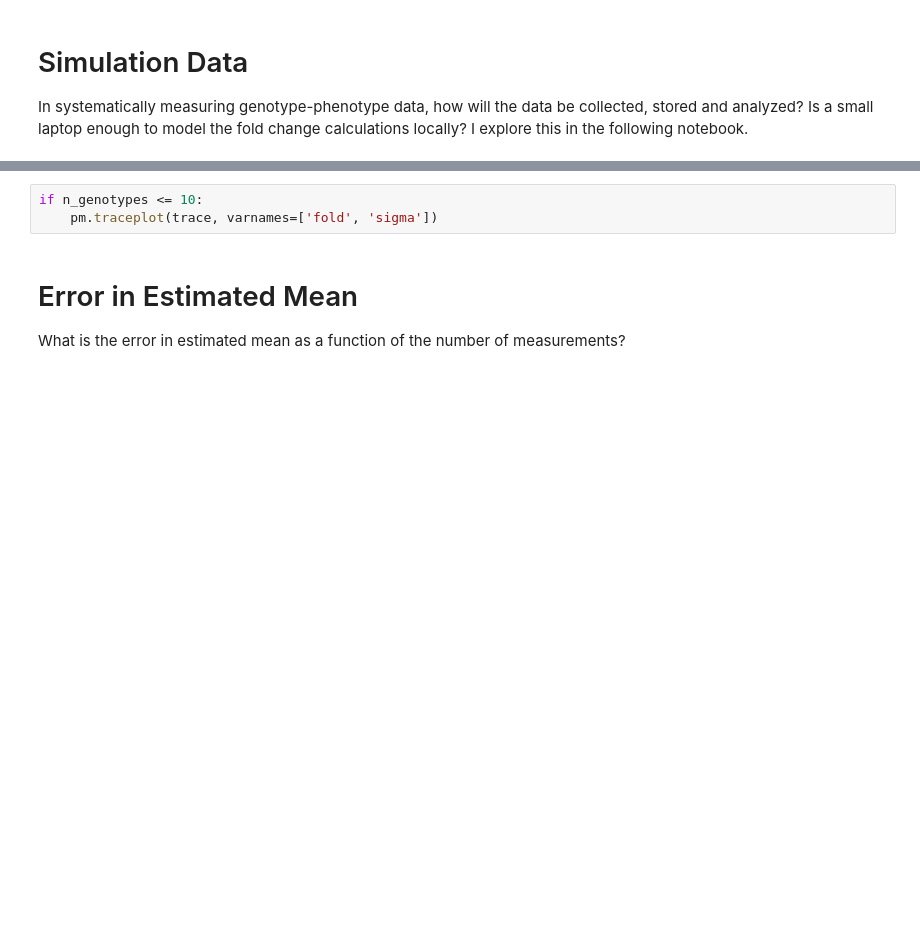
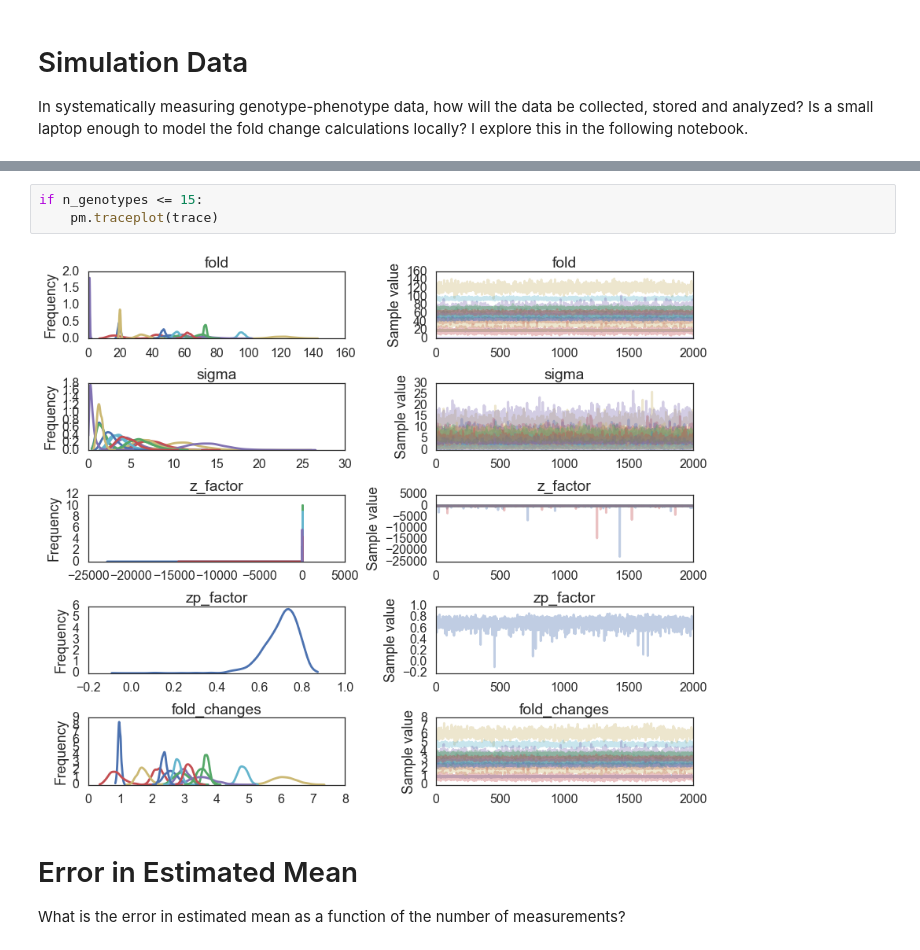
Before and after one commit to ericmjl/bayesian-measurement-paper, a Jupyter notebook: notebooks/simple-96-well.ipynb, the cells around one changed output, grey strips where cells are left out. Cells and saved outputs as stored; diff of their text form; blank space fills up the shorter version.

```diff
--- a/notebooks/simple-96-well.ipynb
+++ b/notebooks/simple-96-well.ipynb
@@ -110,6 +220,8 @@ if n_genotypes <= 10:
 # %%
-if n_genotypes <= 10:
-    pm.traceplot(trace, varnames=['fold', 'sigma'])
+if n_genotypes <= 15:
+    pm.traceplot(trace)
+# %% [output]
+[figure, added]
 # %% [markdown]
 # Error in Estimated Mean
 
```
Also changed, not shown: parts of 28 cells of this notebook, 1 other file.
